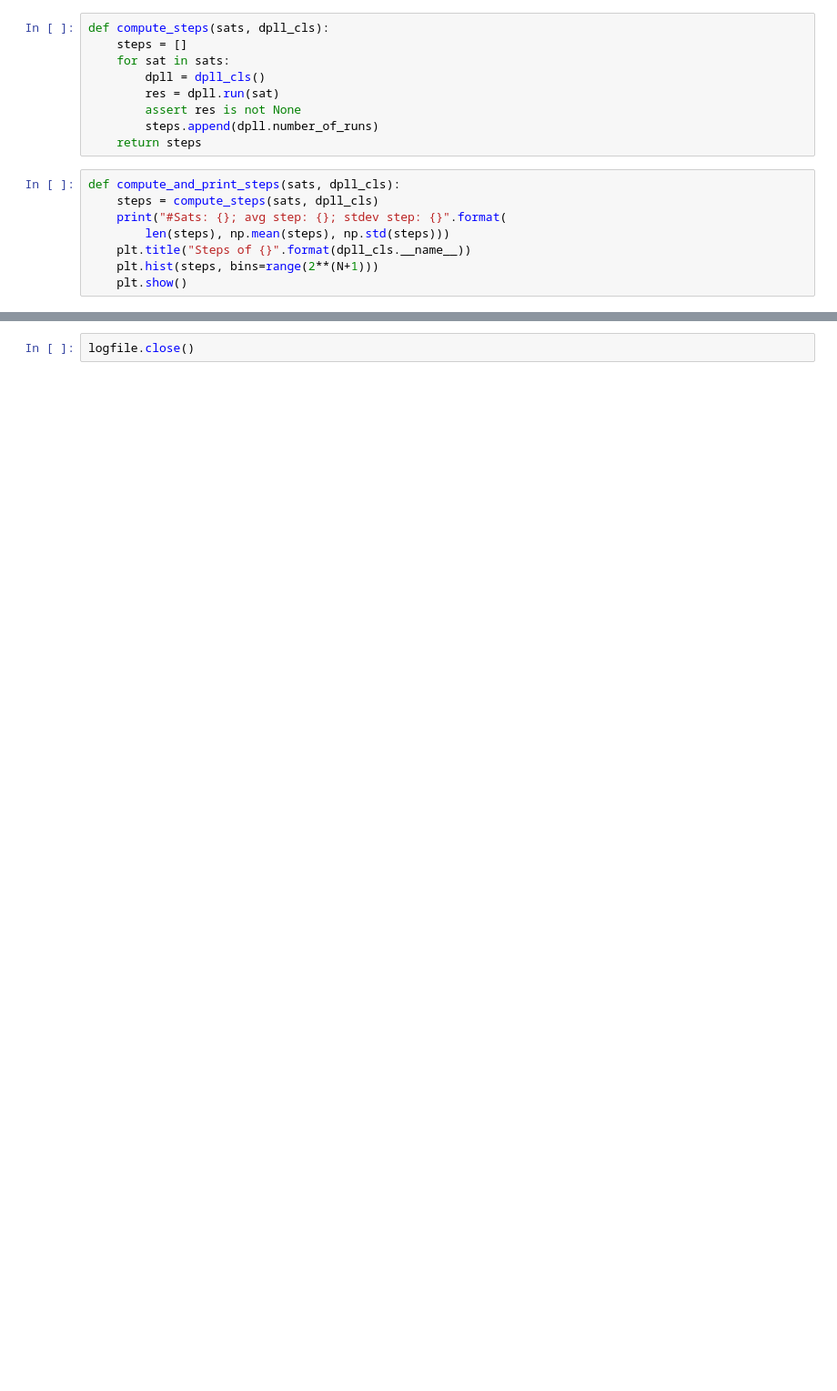
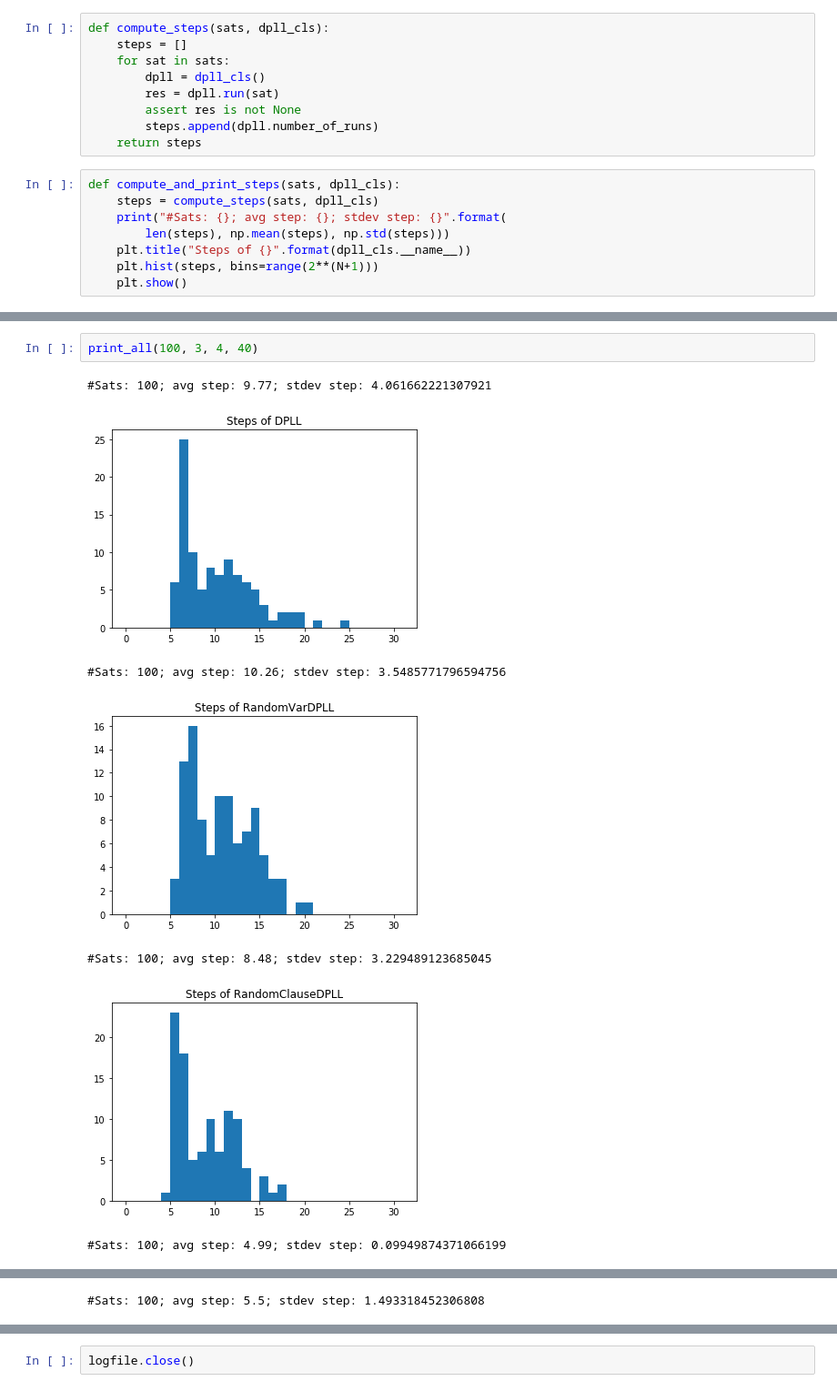
Before and after one commit to mluszczyk/deepsat, a Jupyter notebook: dpll comparison.ipynb, the cells around one changed output, grey strips where cells are left out. Shown at 91% size. Drawn from its saved outputs; the diff is of its cells as text; blank space fills up the shorter version.

```diff
--- a/dpll comparison.ipynb
+++ b/dpll comparison.ipynb
@@ -160,0 +161,10 @@ print_all(100, 3, 5, 20)
+# %%
+print_all(100, 3, 4, 40)
+# %% [output]
+#Sats: 100; avg step: 9.77; stdev step: 4.061662221307921
+[figure, added]
+#Sats: 100; avg step: 10.26; stdev step: 3.5485771796594756
+[figure, added]
+#Sats: 100; avg step: 8.48; stdev step: 3.229489123685045
+[figure, added]
+#Sats: 100; avg step: 4.99; stdev step: 0.09949874371066199
@@ -160,0 +172 @@ print_all(100, 3, 5, 20)
+#Sats: 100; avg step: 5.5; stdev step: 1.493318452306808
```
Also changed, not shown: parts of 9 cells of this notebook.
